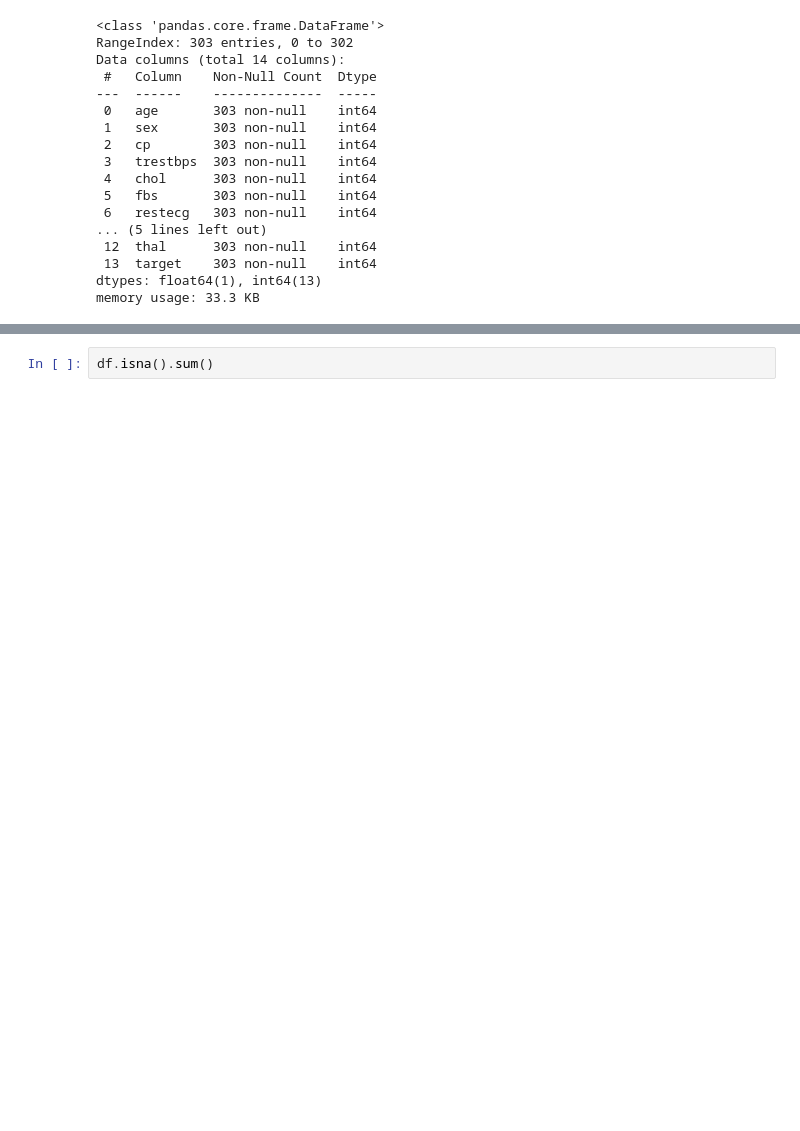
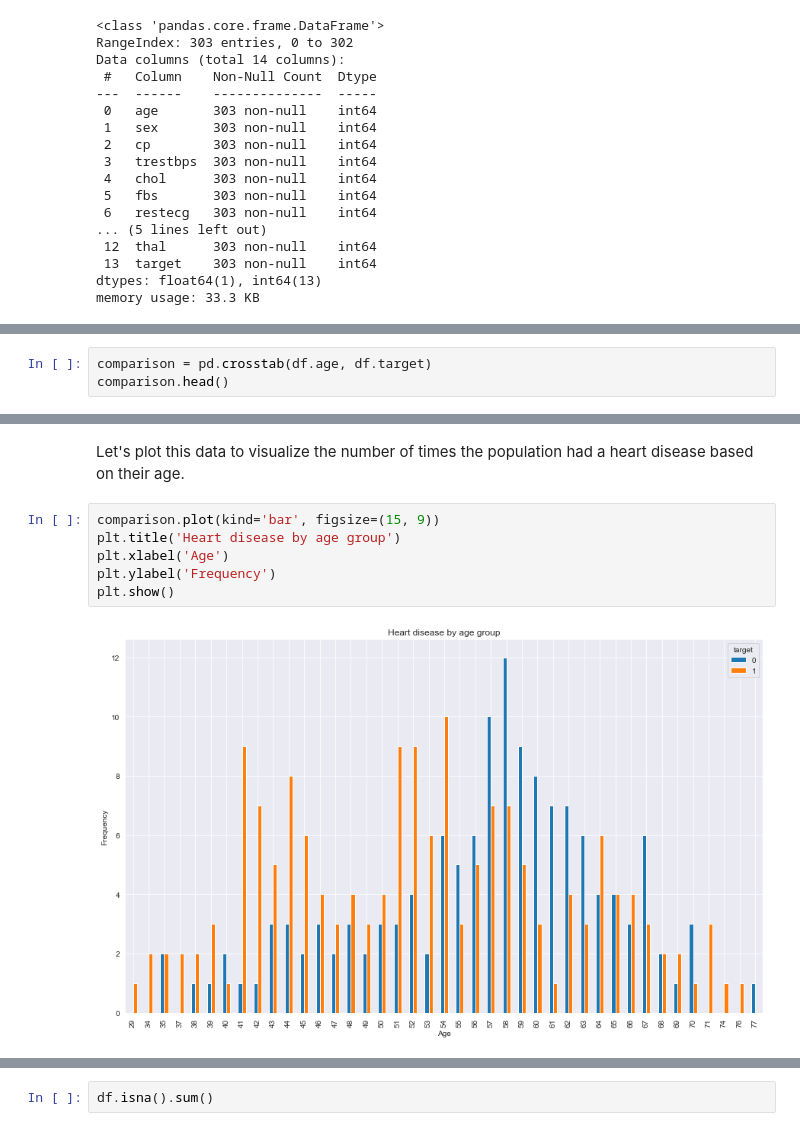
Before and after one commit to ROCCYK/MachineLearning-Classification, a Jupyter notebook: FinalProject/final_Project.ipynb, the cells around one changed output, grey strips where cells are left out. Drawn from its saved outputs; the diff is of its cells as text; blank space fills up the shorter version.

```diff
--- a/FinalProject/final_Project.ipynb
+++ b/FinalProject/final_Project.ipynb
@@ -61,0 +131,3 @@ plt.show()
+# %%
+comparison = pd.crosstab(df.age, df.target)
+comparison.head()
@@ -61,0 +142,10 @@ plt.show()
+# %% [markdown]
+Let's plot this data to visualize the number of times the population had a heart disease based on their age.
+# %%
+comparison.plot(kind='bar', figsize=(15, 9))
+plt.title('Heart disease by age group')
+plt.xlabel('Age')
+plt.ylabel('Frequency')
+plt.show()
+# %% [output]
+[figure, added]
```
Also changed, not shown: parts of 86 cells of this notebook, 2 other files.
